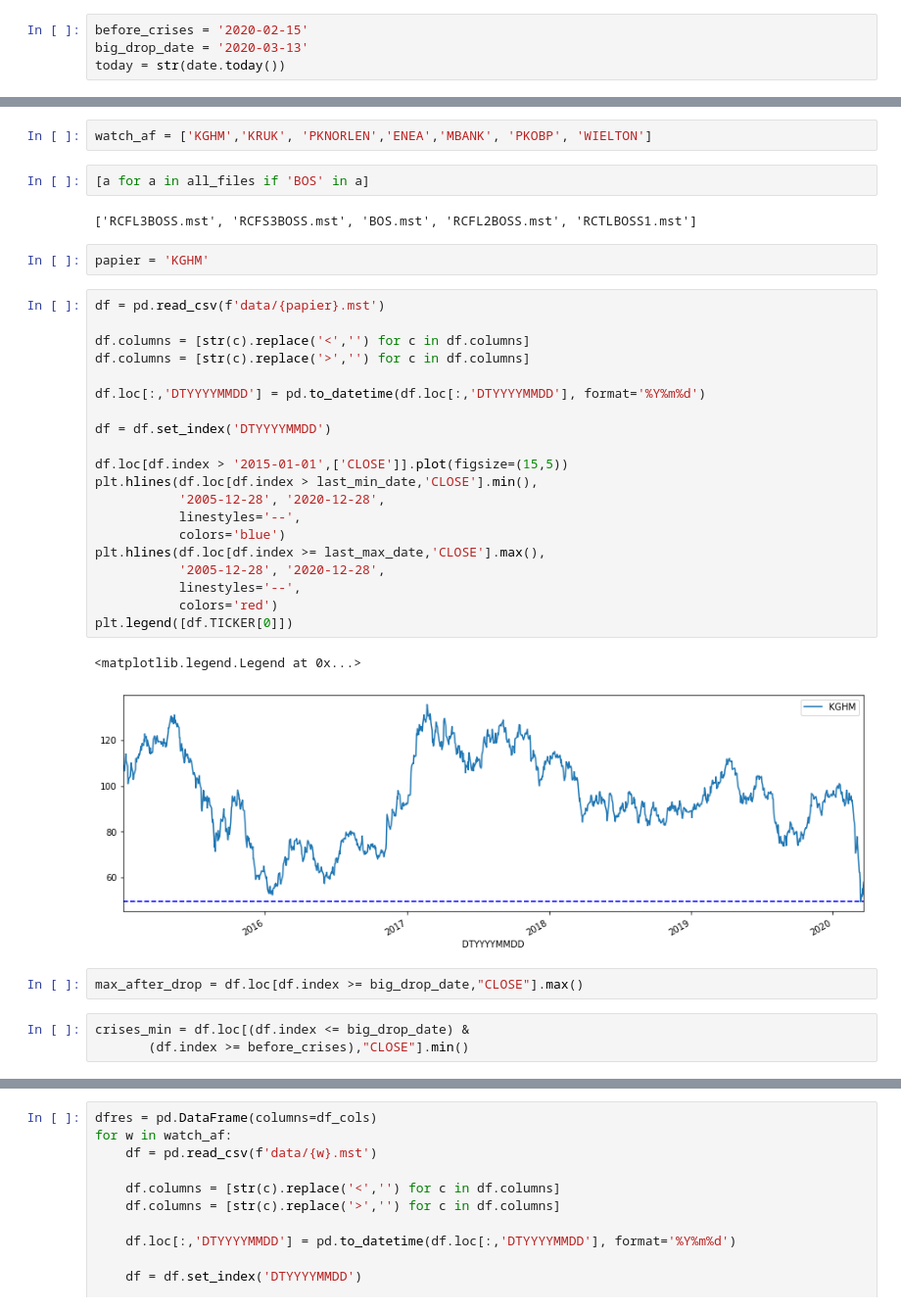
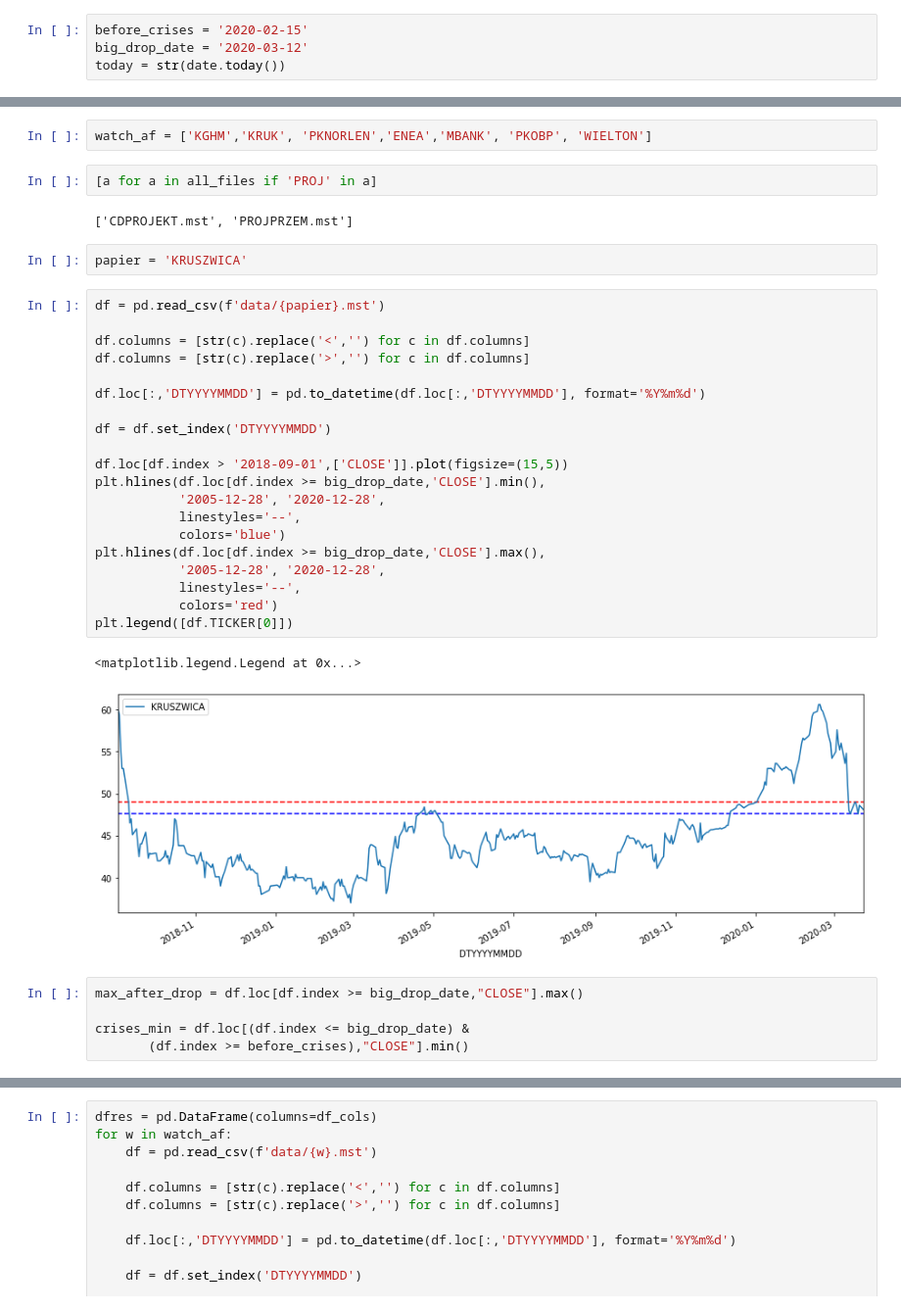
Before and after one commit to showeye/wse_analytics, a Jupyter notebook: bossa.ipynb, the cells around one changed output, grey strips where cells are left out. Shown: that part at 98% size. Cells and saved outputs as stored; diff of their text form.

```diff
--- a/bossa.ipynb
+++ b/bossa.ipynb
@@ -25,6 +25,6 @@ len(all_files)
 # %%
 before_crises = '2020-02-15'
-big_drop_date = '2020-03-13'
+big_drop_date = '2020-03-12'
 today = str(date.today())
 # %%
 watch = ['PZU', 'KGHM', 'ASSECOSEE',
@@ -35,39 +35,39 @@ watch = ['PZU', 'KGHM', 'ASSECOSEE',
 # %%
 watch_af = ['KGHM','KRUK', 'PKNORLEN','ENEA','MBANK', 'PKOBP', 'WIELTON']
 # %%
-[a for a in all_files if 'BOS' in a]
+[a for a in all_files if 'PROJ' in a]
 # %% [output]
-['RCFL3BOSS.mst', 'RCFS3BOSS.mst', 'BOS.mst', 'RCFL2BOSS.mst', 'RCTLBOSS1.mst']
+['CDPROJEKT.mst', 'PROJPRZEM.mst']
 # %%
-papier = 'KGHM'
+papier = 'KRUSZWICA'
 # %%
 df = pd.read_csv(f'data/{papier}.mst')
 
 df.columns = [str(c).replace('<','') for c in df.columns]
 df.columns = [str(c).replace('>','') for c in df.columns]
 
 df.loc[:,'DTYYYYMMDD'] = pd.to_datetime(df.loc[:,'DTYYYYMMDD'], format='%Y%m%d')
 
 df = df.set_index('DTYYYYMMDD')
 
-df.loc[df.index > '2015-01-01',['CLOSE']].plot(figsize=(15,5))
-plt.hlines(df.loc[df.index > last_min_date,'CLOSE'].min(),
+df.loc[df.index > '2018-09-01',['CLOSE']].plot(figsize=(15,5))
+plt.hlines(df.loc[df.index >= big_drop_date,'CLOSE'].min(),
            '2005-12-28', '2020-12-28',
            linestyles='--',
            colors='blue')
-plt.hlines(df.loc[df.index >= last_max_date,'CLOSE'].max(),
+plt.hlines(df.loc[df.index >= big_drop_date,'CLOSE'].max(),
            '2005-12-28', '2020-12-28',
            linestyles='--',
            colors='red')
 plt.legend([df.TICKER[0]])
 # %% [output]
 <matplotlib.legend.Legend at 0x...>
-[figure, old version]
+[figure, new version]
 # %%
 max_after_drop = df.loc[df.index >= big_drop_date,"CLOSE"].max()
+
+crises_min = df.loc[(df.index <= big_drop_date) &
+       (df.index >= before_crises),"CLOSE"].min()
-# %%
-crises_min = df.loc[(df.index <= big_drop_date) &
-       (df.index >= before_crises),"CLOSE"].min()
 # %%
 print(papier)
 print(f'Gained since big drop: {round((max_after_drop * 1 / crises_min -1)*100, 2)}%')
```
Also changed, not shown: parts of 8 cells of this notebook.
